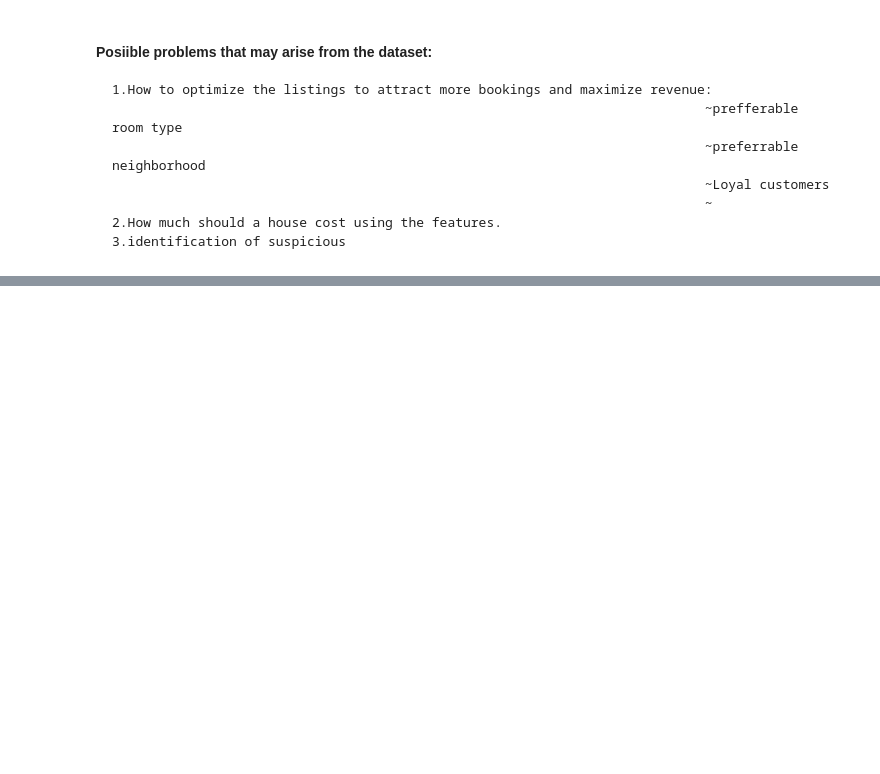
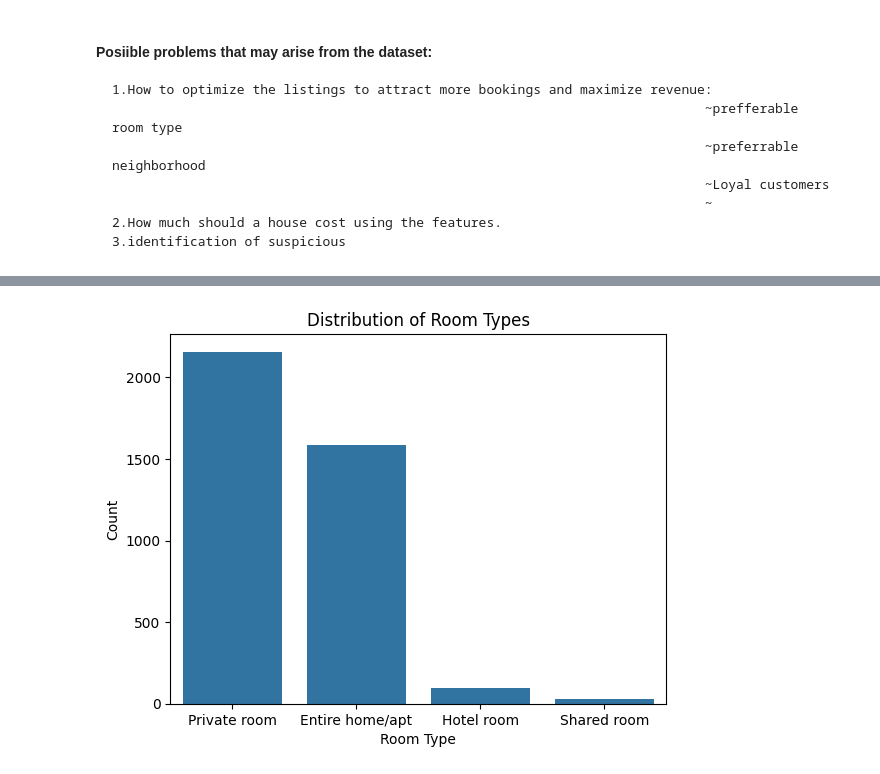
Before and after one commit to Laura-j-code/Listings-Project, a Jupyter notebook: Listings-jyp.ipynb, the cells around one changed output, grey strips where cells are left out. Cells and saved outputs as stored; diff of their text form; code cells hidden in the pictures; blank space fills up the shorter version.

Commit message:
Cleaning & EDA

```diff
--- a/Listings-jyp.ipynb
+++ b/Listings-jyp.ipynb
@@ -117,0 +104,6 @@ Name: count, Length: 2011, dtype: int64
+# %%
+#Handling missing values
+
+df.isna().sum()
+df.dropna(inplace=True)
+df.shape
@@ -117,0 +119,10 @@ Name: count, Length: 2011, dtype: int64
+# %%
+# Cleaning column names
+
+df.columns #
+
+df.rename(columns={"calculated_host_listings_count":"properties_available",
+                   "number_of_reviews_ltm":"one_year_reviews"},
+                   inplace=True
+                   )
+df.columns
@@ -117,0 +136,5 @@ Name: count, Length: 2011, dtype: int64
+# %%
+# Handling redundant columns
+
+df.drop(columns=['name', 'host_name'],inplace=True)
+df.columns
@@ -117,0 +162,10 @@ Name: count, Length: 2011, dtype: int64
+# %%
+sns.countplot(x='room_type', data=df)
+plt.title('Distribution of Room Types')
+plt.xlabel('Room Type')
+plt.ylabel('Count')
+plt.show()
+
+# tThus more hosts are offering the private rooms
+# %% [output]
+[figure, added]
```
Also changed, not shown: parts of 16 cells of this notebook.
